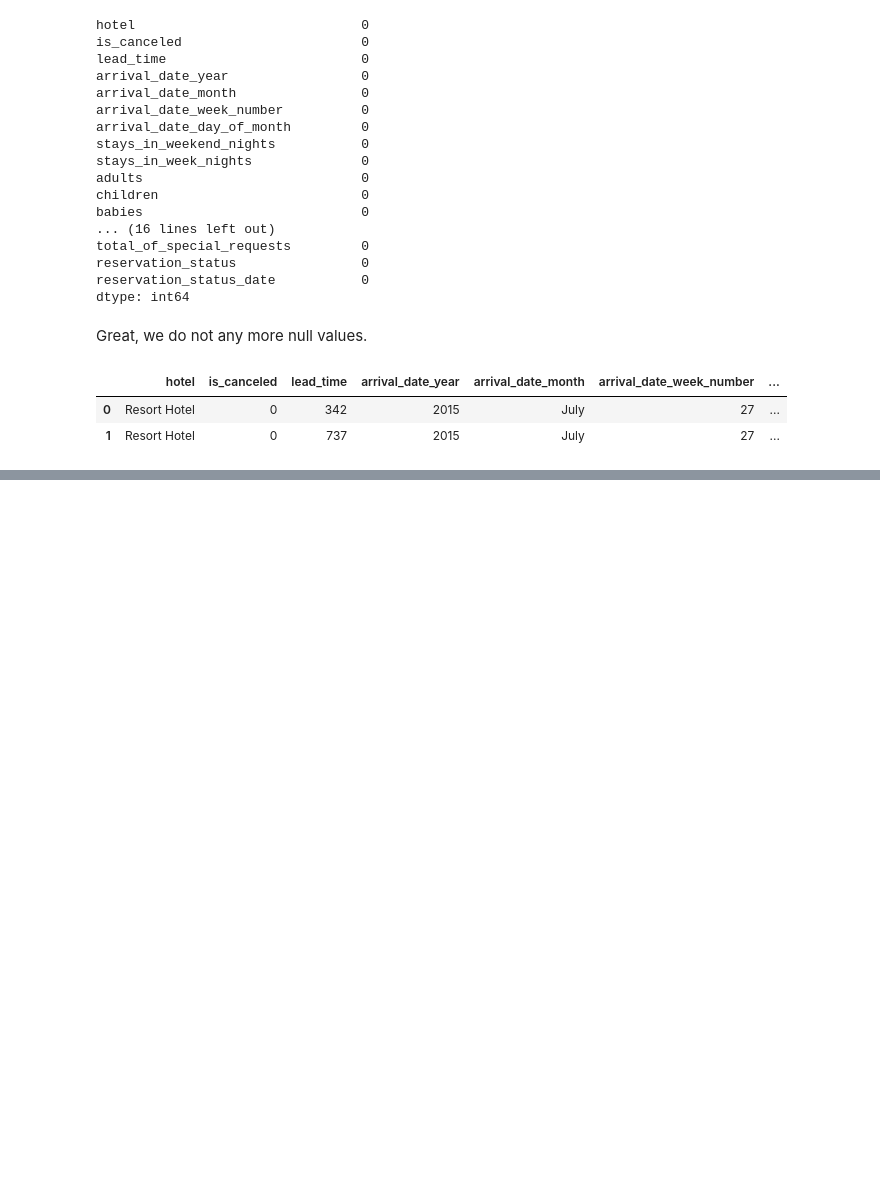
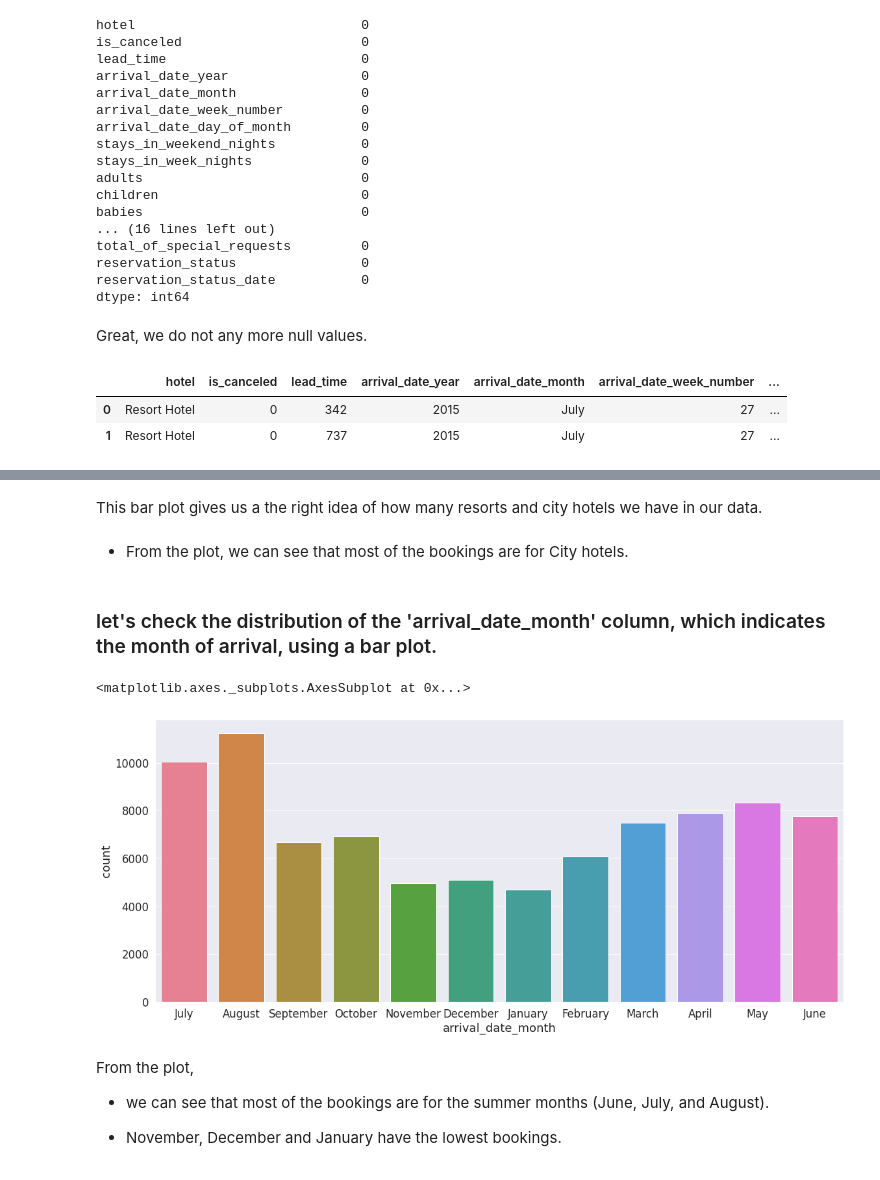
Before and after one commit to RanojoyBiswas/Hotel-Booking-Analysis-EDA-, a Jupyter notebook: Hotel_Booking_Analysis.ipynb, the cells around one changed output, grey strips where cells are left out. Cells and saved outputs as stored; diff of their text form; code cells hidden in the pictures; blank space fills up the shorter version.

```diff
--- a/Hotel_Booking_Analysis.ipynb
+++ b/Hotel_Booking_Analysis.ipynb
@@ -353,0 +440,18 @@ df.head(2)
+# %% [markdown]
+This bar plot gives us a the right idea of how many resorts and city hotels we have in our data.
+# %% [markdown]
+* From the plot, we can see that most of the bookings are for City hotels.
+# %% [markdown]
+### let's check the distribution of the 'arrival_date_month' column, which indicates the month of arrival, using a bar plot.
+# %%
+plt.figure(figsize = (19,8))
+sns.countplot(x='arrival_date_month', data=df, palette = 'husl')
+# %% [output]
+<matplotlib.axes._subplots.AxesSubplot at 0x...>
+[figure, added]
+# %% [markdown]
+From the plot,
+
+* we can see that most of the bookings are for the summer months (June, July, and August).
+
+* November, December and January have the lowest bookings.
```
Also changed, not shown: parts of 14 cells of this notebook.
